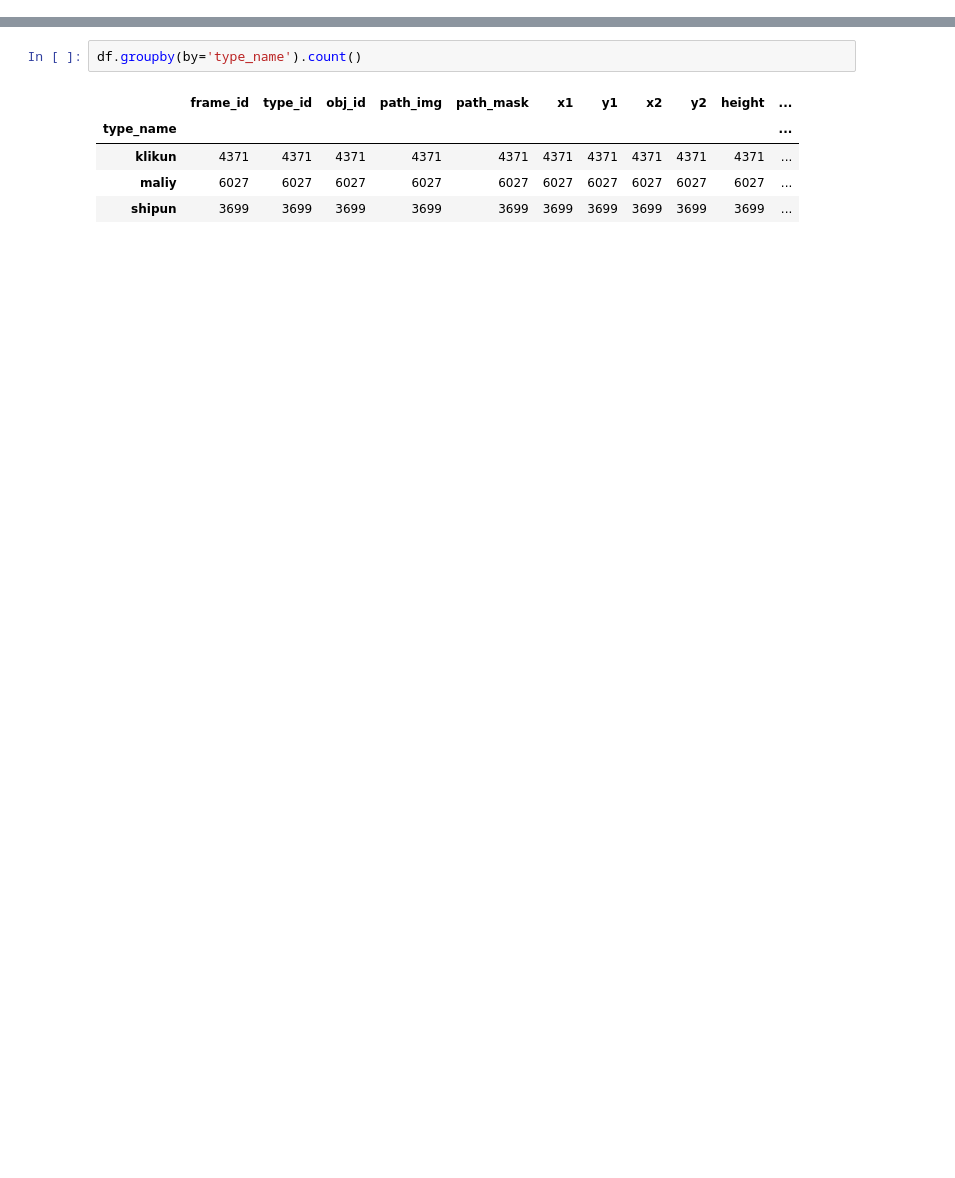
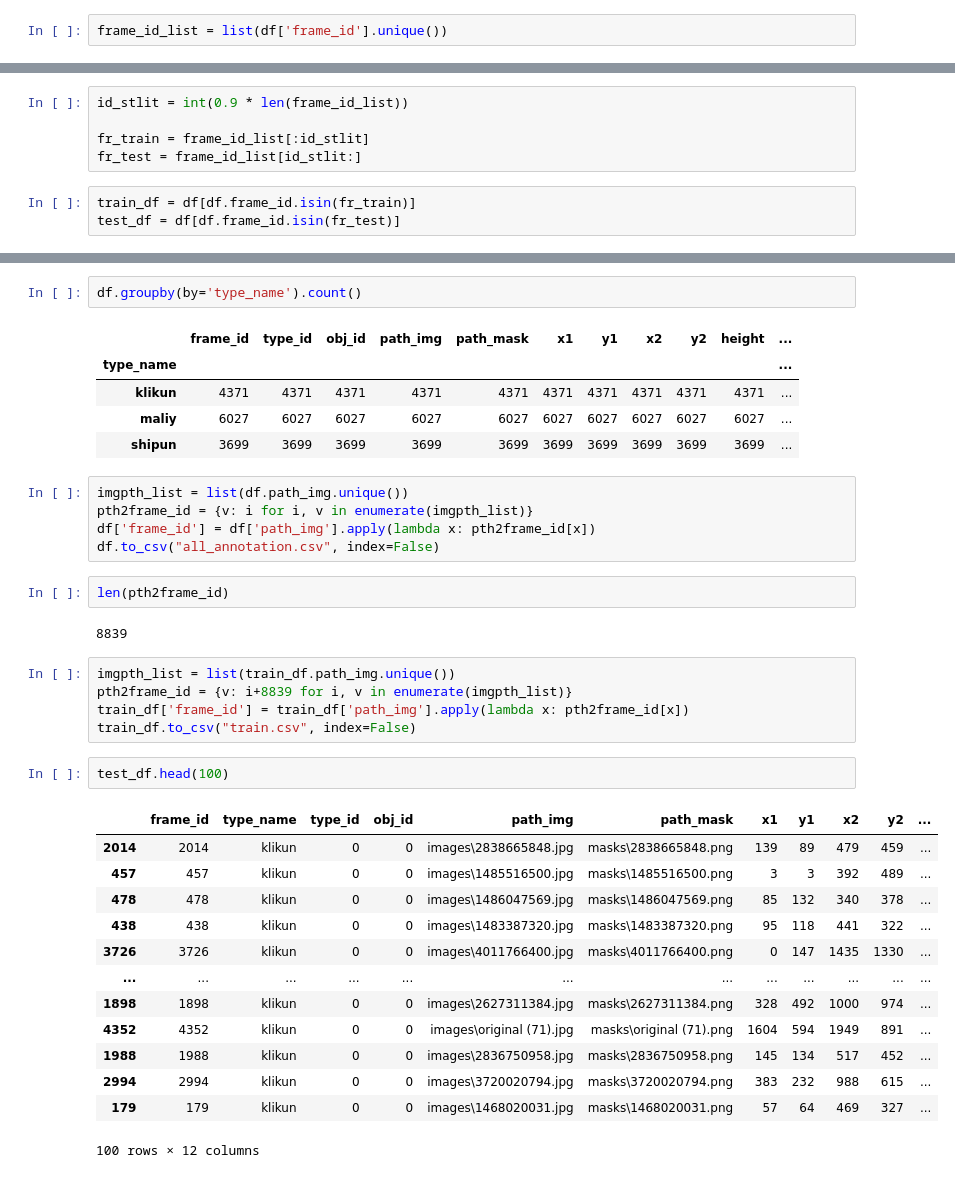
Before and after one commit to vladik-pwnz/hackCBreakthrough, a Jupyter notebook: create_markup/df.ipynb, the cells around one changed output, grey strips where cells are left out. Drawn from its saved outputs; the diff is of its cells as text; blank space fills up the shorter version.

```diff
--- a/create_markup/df.ipynb
+++ b/create_markup/df.ipynb
@@ -94,0 +82,2 @@ for class_name in unique_classes:
+# %%
+frame_id_list = list(df['frame_id'].unique())
@@ -94,0 +88,8 @@ for class_name in unique_classes:
+# %%
+id_stlit = int(0.9 * len(frame_id_list))
+
+fr_train = frame_id_list[:id_stlit]
+fr_test = frame_id_list[id_stlit:]
+# %%
+train_df = df[df.frame_id.isin(fr_train)]
+test_df = df[df.frame_id.isin(fr_test)]
@@ -106,3 +115,33 @@ df.groupby(by='type_name').count()
 | klikun | 4371 | 4371 | 4371 | 4371 | 4371 | 4371 | 4371 | 4371 | 4371 | 4371 | ... |
 | maliy | 6027 | 6027 | 6027 | 6027 | 6027 | 6027 | 6027 | 6027 | 6027 | 6027 | ... |
 | shipun | 3699 | 3699 | 3699 | 3699 | 3699 | 3699 | 3699 | 3699 | 3699 | 3699 | ... |
+# %%
+imgpth_list = list(df.path_img.unique())
+pth2frame_id = {v: i for i, v in enumerate(imgpth_list)}
+df['frame_id'] = df['path_img'].apply(lambda x: pth2frame_id[x])
+df.to_csv("all_annotation.csv", index=False)
+# %%
+len(pth2frame_id)
+# %% [output]
+8839
+# %%
+imgpth_list = list(train_df.path_img.unique())
+pth2frame_id = {v: i+8839 for i, v in enumerate(imgpth_list)}
+train_df['frame_id'] = train_df['path_img'].apply(lambda x: pth2frame_id[x])
+train_df.to_csv("train.csv", index=False)
+# %%
+test_df.head(100)
+# %% [output]
+|  | frame_id | type_name | type_id | obj_id | path_img | path_mask | x1 | y1 | x2 | y2 | ... |
+| 2014 | 2014 | klikun | 0 | 0 | images\2838665848.jpg | masks\2838665848.png | 139 | 89 | 479 | 459 | ... |
+| 457 | 457 | klikun | 0 | 0 | images\1485516500.jpg | masks\1485516500.png | 3 | 3 | 392 | 489 | ... |
+| 478 | 478 | klikun | 0 | 0 | images\1486047569.jpg | masks\1486047569.png | 85 | 132 | 340 | 378 | ... |
+| 438 | 438 | klikun | 0 | 0 | images\1483387320.jpg | masks\1483387320.png | 95 | 118 | 441 | 322 | ... |
+| 3726 | 3726 | klikun | 0 | 0 | images\4011766400.jpg | masks\4011766400.png | 0 | 147 | 1435 | 1330 | ... |
+| ... | ... | ... | ... | ... | ... | ... | ... | ... | ... | ... | ... |
+| 1898 | 1898 | klikun | 0 | 0 | images\2627311384.jpg | masks\2627311384.png | 328 | 492 | 1000 | 974 | ... |
+| 4352 | 4352 | klikun | 0 | 0 | images\original (71).jpg | masks\original (71).png | 1604 | 594 | 1949 | 891 | ... |
+| 1988 | 1988 | klikun | 0 | 0 | images\2836750958.jpg | masks\2836750958.png | 145 | 134 | 517 | 452 | ... |
+| 2994 | 2994 | klikun | 0 | 0 | images\3720020794.jpg | masks\3720020794.png | 383 | 232 | 988 | 615 | ... |
+| 179 | 179 | klikun | 0 | 0 | images\1468020031.jpg | masks\1468020031.png | 57 | 64 | 469 | 327 | ... |
+100 rows × 12 columns
```
Also changed, not shown: parts of 18 cells of this notebook, 12 other files.
